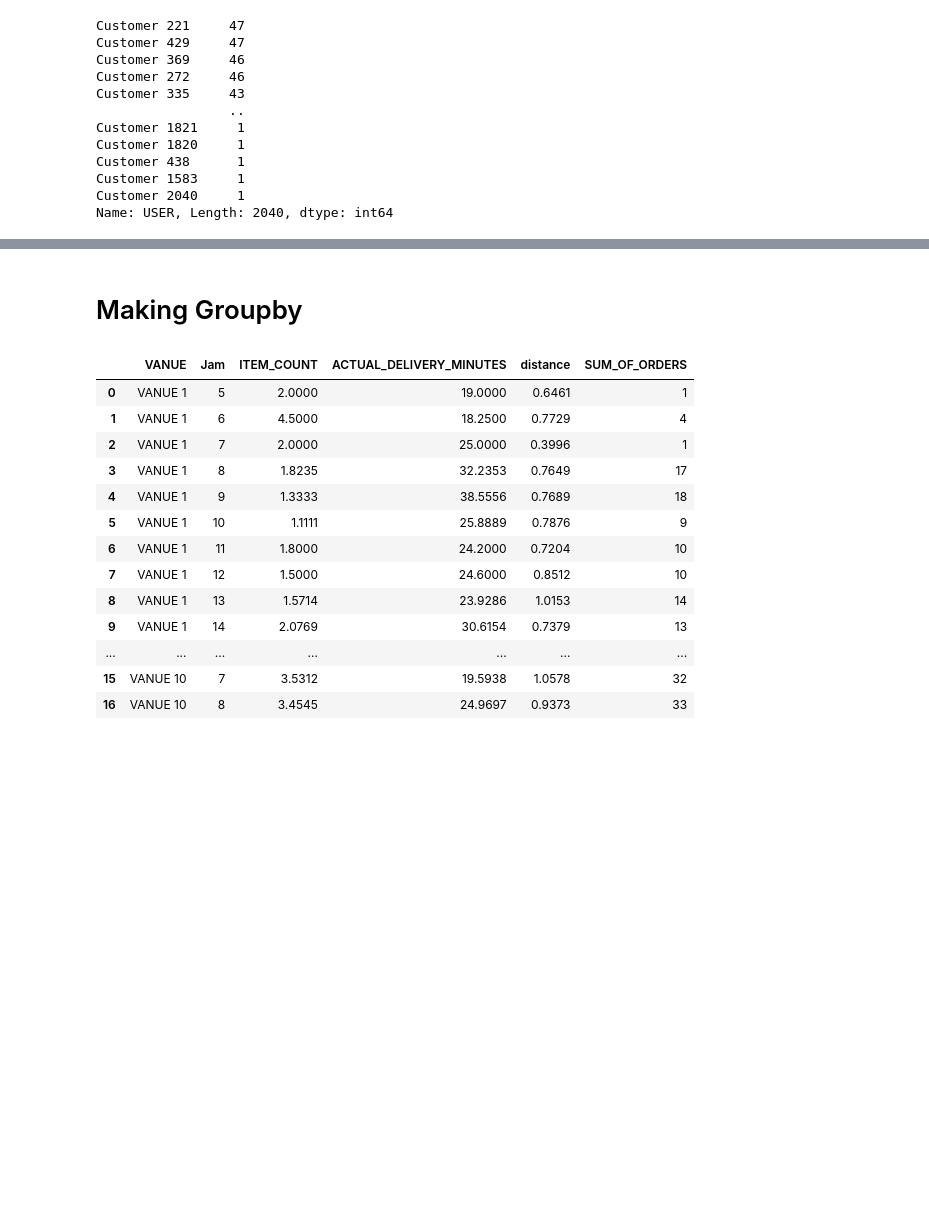
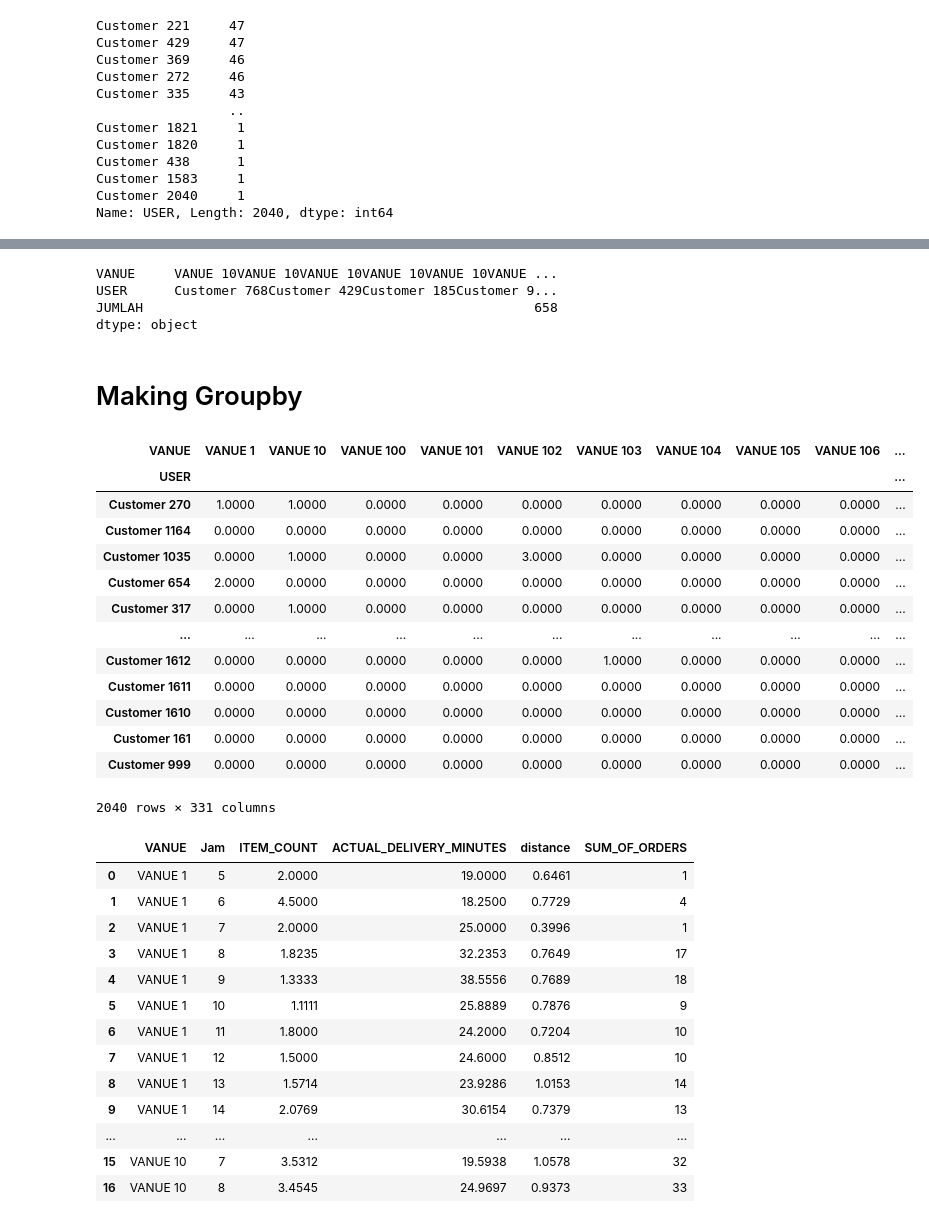
Before and after one commit to FransiscoReadyPermana/Food-Delivery, a Jupyter notebook: python/1.ipynb, the cells around one changed output, grey strips where cells are left out. Drawn from its saved outputs; the diff is of its cells as text; code cells hidden in the pictures; blank space fills up the shorter version.

```diff
--- a/python/1.ipynb
+++ b/python/1.ipynb
@@ -219,5 +238,29 @@ Name: USER, Length: 2040, dtype: int64
+# %%
+jumlah[jumlah['VANUE'] == 'VANUE 10'].sum()
+# %% [output]
+VANUE     VANUE 10VANUE 10VANUE 10VANUE 10VANUE 10VANUE ...
+USER      Customer 768Customer 429Customer 185Customer 9...
+JUMLAH                                                  658
+dtype: object
 # %% [markdown]
 # Making Groupby
+# %%
+df.groupby(['USER', 'VANUE']).size().unstack().fillna(0).sort_values(by='VANUE 107', ascending=False)
+# %% [output]
+| VANUE | VANUE 1 | VANUE 10 | VANUE 100 | VANUE 101 | VANUE 102 | VANUE 103 | VANUE 104 | VANUE 105 | VANUE 106 | ... |
+| USER |  |  |  |  |  |  |  |  |  | ... |
+| Customer 270 | 1.0000 | 1.0000 | 0.0000 | 0.0000 | 0.0000 | 0.0000 | 0.0000 | 0.0000 | 0.0000 | ... |
+| Customer 1164 | 0.0000 | 0.0000 | 0.0000 | 0.0000 | 0.0000 | 0.0000 | 0.0000 | 0.0000 | 0.0000 | ... |
+| Customer 1035 | 0.0000 | 1.0000 | 0.0000 | 0.0000 | 3.0000 | 0.0000 | 0.0000 | 0.0000 | 0.0000 | ... |
+| Customer 654 | 2.0000 | 0.0000 | 0.0000 | 0.0000 | 0.0000 | 0.0000 | 0.0000 | 0.0000 | 0.0000 | ... |
+| Customer 317 | 0.0000 | 1.0000 | 0.0000 | 0.0000 | 0.0000 | 0.0000 | 0.0000 | 0.0000 | 0.0000 | ... |
+| ... | ... | ... | ... | ... | ... | ... | ... | ... | ... | ... |
+| Customer 1612 | 0.0000 | 0.0000 | 0.0000 | 0.0000 | 0.0000 | 1.0000 | 0.0000 | 0.0000 | 0.0000 | ... |
+| Customer 1611 | 0.0000 | 0.0000 | 0.0000 | 0.0000 | 0.0000 | 0.0000 | 0.0000 | 0.0000 | 0.0000 | ... |
+| Customer 1610 | 0.0000 | 0.0000 | 0.0000 | 0.0000 | 0.0000 | 0.0000 | 0.0000 | 0.0000 | 0.0000 | ... |
+| Customer 161 | 0.0000 | 0.0000 | 0.0000 | 0.0000 | 0.0000 | 0.0000 | 0.0000 | 0.0000 | 0.0000 | ... |
+| Customer 999 | 0.0000 | 0.0000 | 0.0000 | 0.0000 | 0.0000 | 0.0000 | 0.0000 | 0.0000 | 0.0000 | ... |
+2040 rows × 331 columns
 # %%
 Groupby_df = df.groupby(['VANUE','Jam'])['ITEM_COUNT', 'ACTUAL_DELIVERY_MINUTES', 'distance'].mean().reset_index()
 Groupby_df['SUM_OF_ORDERS'] = df.groupby(['VANUE','Jam']).size().reset_index(name = 'SUM_OF_ORDERS')['SUM_OF_ORDERS']
```
Also changed, not shown: parts of 1 cell of this notebook, 1 other file.
